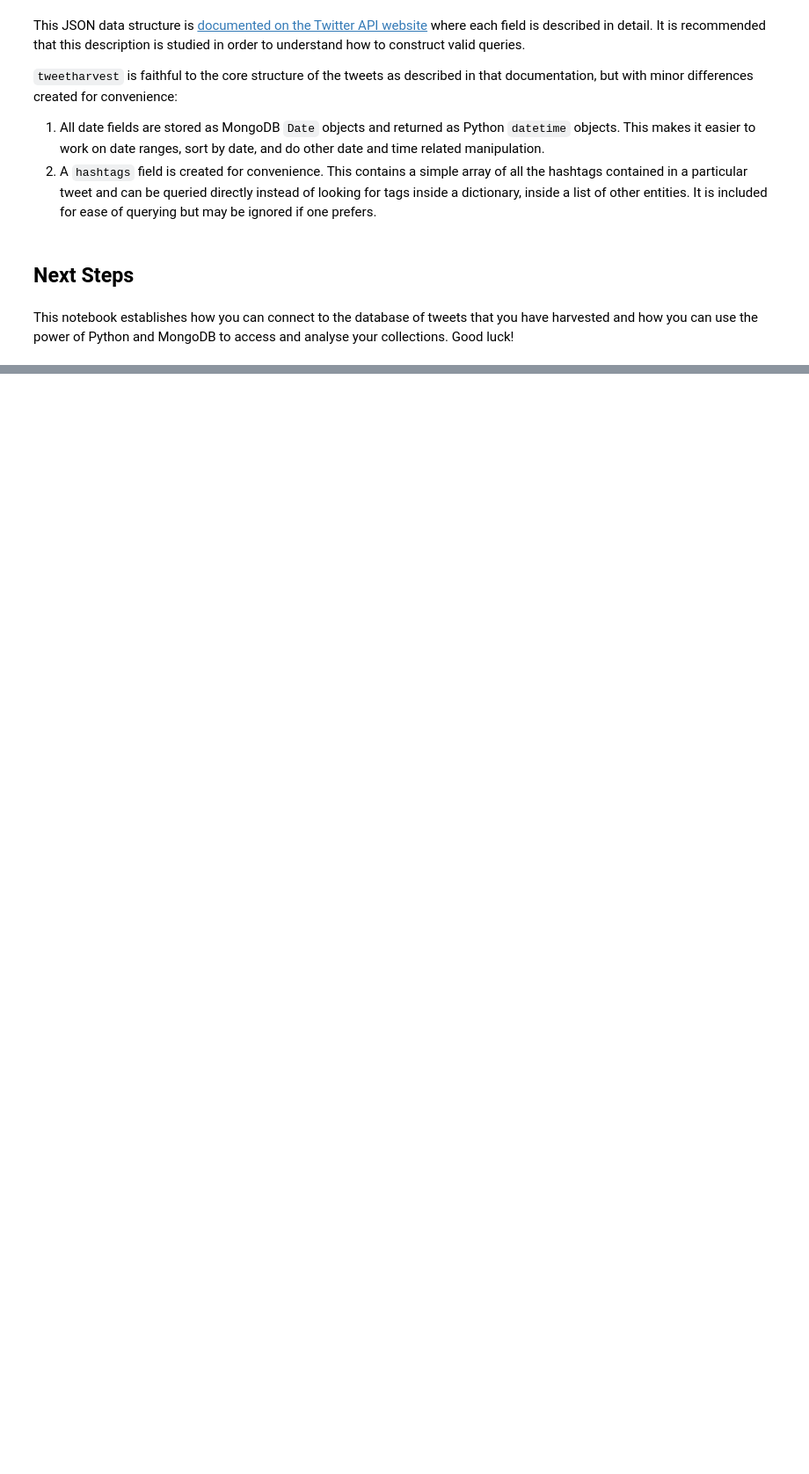
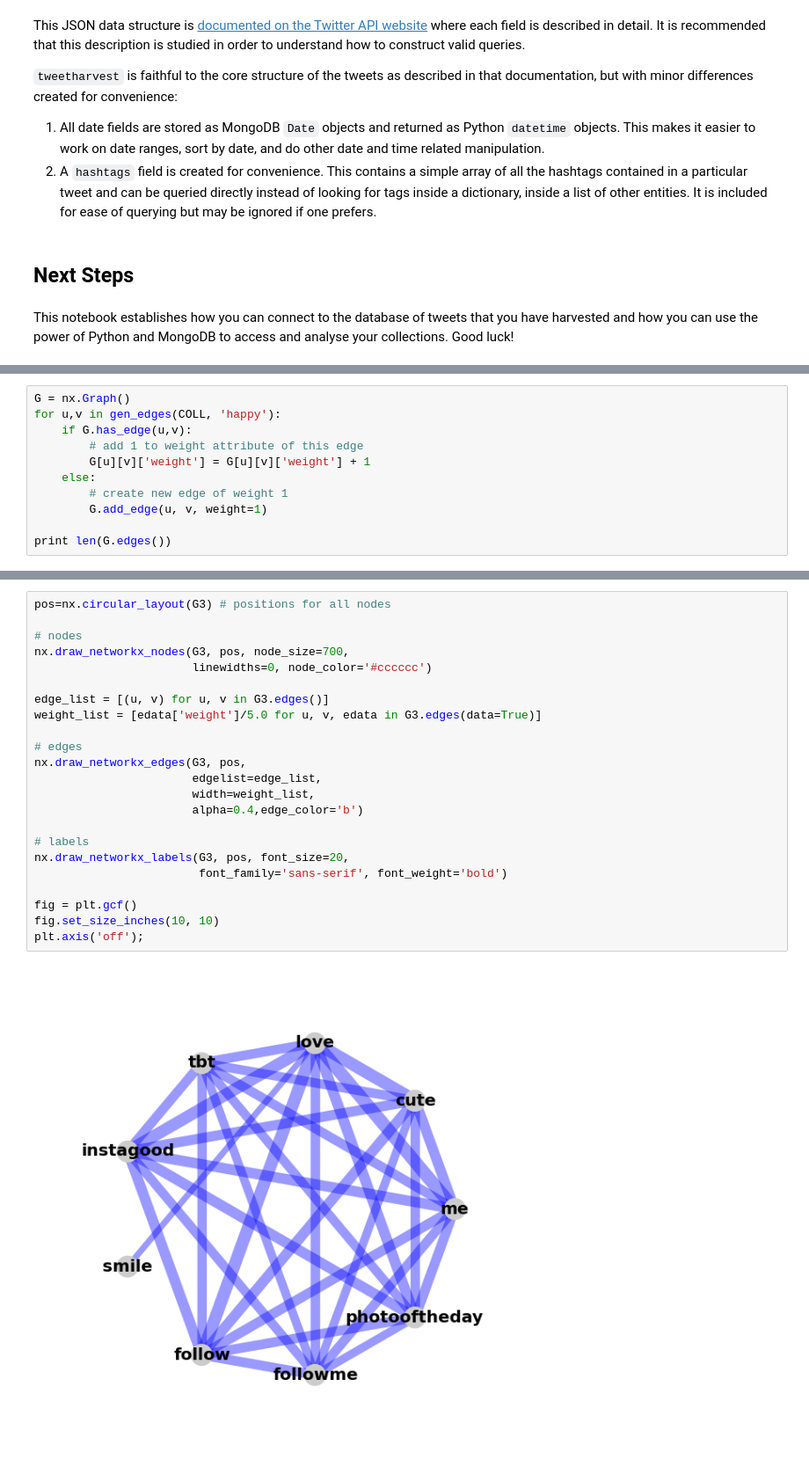
Before and after one commit to ggData/tweetharvest, a Jupyter notebook: example.ipynb, the cells around one changed output, grey strips where cells are left out. Shown at 88% size. Drawn from its saved outputs; the diff is of its cells as text; blank space fills up the shorter version.

```diff
--- a/example.ipynb
+++ b/example.ipynb
@@ -75,0 +225,11 @@ This notebook establishes how you can connect to the database of tweets that you
+# %%
+G = nx.Graph()
+for u,v in gen_edges(COLL, 'happy'):
+    if G.has_edge(u,v):
+        # add 1 to weight attribute of this edge
+        G[u][v]['weight'] = G[u][v]['weight'] + 1
+    else:
+        # create new edge of weight 1
+        G.add_edge(u, v, weight=1)
+
+print len(G.edges())
@@ -75,0 +287,25 @@ This notebook establishes how you can connect to the database of tweets that you
+# %%
+pos=nx.circular_layout(G3) # positions for all nodes
+
+# nodes
+nx.draw_networkx_nodes(G3, pos, node_size=700,
+                       linewidths=0, node_color='#cccccc')
+
+edge_list = [(u, v) for u, v in G3.edges()]
+weight_list = [edata['weight']/5.0 for u, v, edata in G3.edges(data=True)]
+
+# edges
+nx.draw_networkx_edges(G3, pos,
+                       edgelist=edge_list,
+                       width=weight_list,
+                       alpha=0.4,edge_color='b')
+
+# labels
+nx.draw_networkx_labels(G3, pos, font_size=20,
+                        font_family='sans-serif', font_weight='bold')
+
+fig = plt.gcf()
+fig.set_size_inches(10, 10)
+plt.axis('off');
+# %% [output]
+[figure, added]
```
Also changed, not shown: parts of 39 cells of this notebook.
